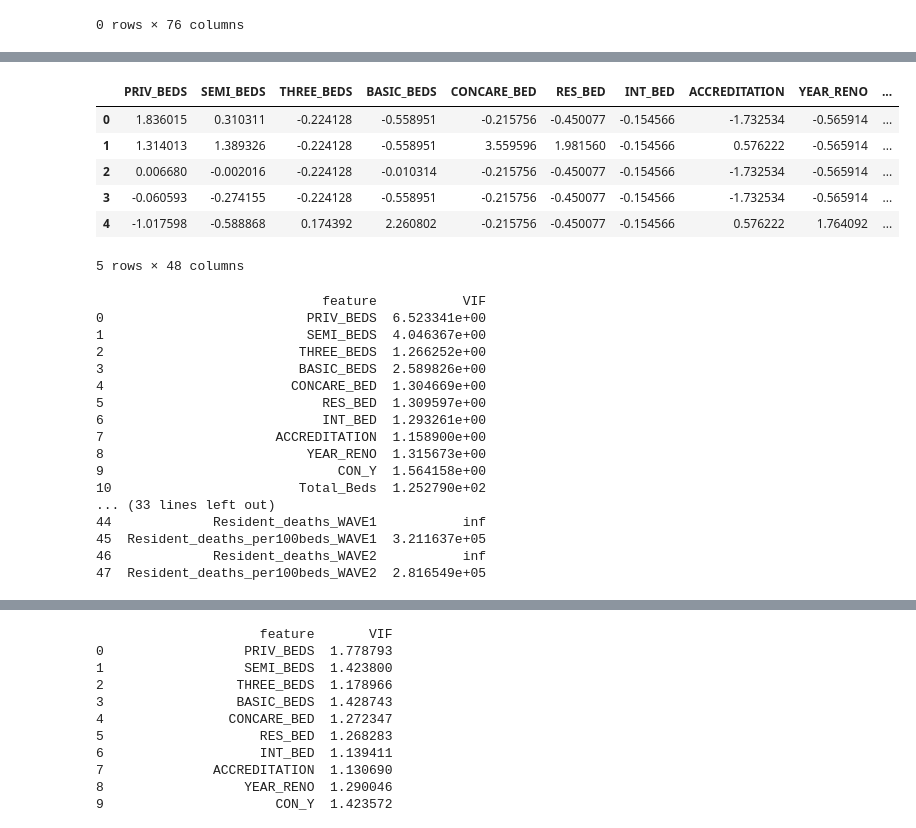
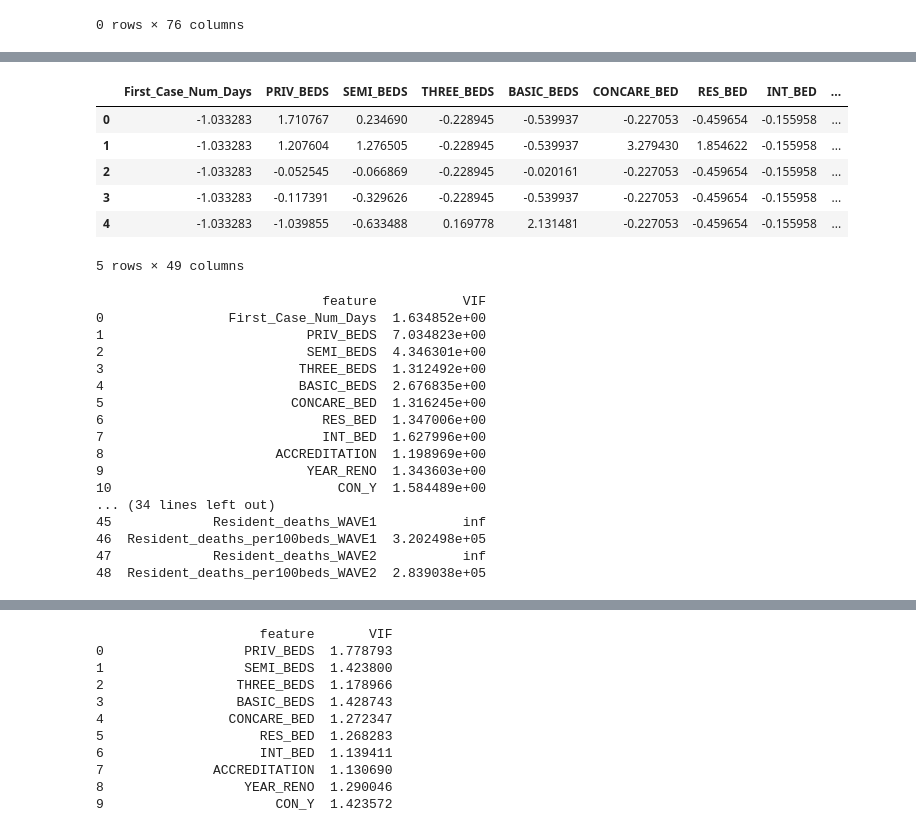
Before and after one commit to Alexander-Gebreamlak/COVID-19-LTCH-Risk-Factor-Analysis, a Jupyter notebook: Covid-19 LTCH Risk Factor Analysis.ipynb, the cells around one changed output, grey strips where cells are left out. Saved outputs shown, nothing was run; the diff lists cells and outputs as text; code cells hidden in the pictures.

```diff
--- a/Covid-19 LTCH Risk Factor Analysis.ipynb
+++ b/Covid-19 LTCH Risk Factor Analysis.ipynb
@@ -81,0 +80,5 @@ Q1_df
+# %%
+Q1_df = pd.merge(Case_df, Death_df, on='LTC_Home', how='inner')
+Q1_df
+# I choose inner join as to remove instances where no deaths occured at a LTCH.
+# The second half of the project is focused on risk factors associated with time to first COVID-19 death in LTCH, therefore, if no death occured at a LTCH, that LTCH should not be included in regression analysis.
@@ -123,6 +139,6 @@ Q2_df
 # %%
-#Replacing Time to death missing values
-Q2_df['First_Death_Num_Days'] = Q2_df['First_Death_Num_Days'].interpolate(method='linear')
+# #Replacing Time to Death missing values, this is because 15.29% of LTCH did not have a death
+# Q2_df['First_Death_Num_Days'] = Q2_df['First_Death_Num_Days'].interpolate(method='linear')
 
 Q2_missing = Q2_df.isna().sum() / len(Q2_df) * 100
 # <4% missingness in all columns upon merging the second dataset, I will leave it as is
@@ -153,14 +169,14 @@ duplicates # no duplicates shown
 |  | LTC_Home | First_Case_Num_Days | First_Death_Num_Days | PRIV_BEDS | SEMI_BEDS | THREE_BEDS | BASIC_BEDS | ... |
 0 rows × 76 columns
 # %%
-# Select only the numerical columns for centering and standardizing
-numerical_cols = Q2_df.select_dtypes(include=['float64', 'int64'])
+# Select only the continuous columns for centering and standardizing
+continuous_cols = Q2_df.select_dtypes(include=['float64', 'int64'])
 
 # Centering and standardizing: subtract the mean and divide by the standard deviation
-Q2_df_centered_standardized = (numerical_cols - numerical_cols.mean()) / numerical_cols.std()
+Q2_df_centered_standardized = (continuous_cols - continuous_cols.mean()) / continuous_cols.std()
 
 # Replace the original numerical columns with the centered and standardized versions
-Q2_df[numerical_cols.columns] = Q2_df_centered_standardized
+Q2_df[continuous_cols.columns] = Q2_df_centered_standardized
 
 Q2_df
 # %% [output]
@@ -204,21 +196,22 @@ Name: First_Case_Num_Days, Length: 621, dtype: float64
 # %%
 #Q3
 Q3_df = Q2_df
-x = Q3_df.drop(["LTC_Home", "First_Case_Num_Days", "First_Death_Num_Days"], axis=1)
+x = Q3_df.drop(["LTC_Home", "First_Death_Num_Days"], axis=1)
 # Keep only numerical columns
 x = x.select_dtypes(include=['float64', 'int64'])
-x = x.fillna(x.mean()) #simply replace with mean
+x = x.fillna(x.interpolate(method='linear')) #simply replace missing values (<4% missing)
+
 
 y = Q3_df["First_Death_Num_Days"]
 x.head()
 # %% [output]
-|  | PRIV_BEDS | SEMI_BEDS | THREE_BEDS | BASIC_BEDS | CONCARE_BED | RES_BED | INT_BED | ACCREDITATION | YEAR_RENO | ... |
-| 0 | 1.836015 | 0.310311 | -0.224128 | -0.558951 | -0.215756 | -0.450077 | -0.154566 | -1.732534 | -0.565914 | ... |
-| 1 | 1.314013 | 1.389326 | -0.224128 | -0.558951 | 3.559596 | 1.981560 | -0.154566 | 0.576222 | -0.565914 | ... |
-| 2 | 0.006680 | -0.002016 | -0.224128 | -0.010314 | -0.215756 | -0.450077 | -0.154566 | -1.732534 | -0.565914 | ... |
-| 3 | -0.060593 | -0.274155 | -0.224128 | -0.558951 | -0.215756 | -0.450077 | -0.154566 | -1.732534 | -0.565914 | ... |
-| 4 | -1.017598 | -0.588868 | 0.174392 | 2.260802 | -0.215756 | -0.450077 | -0.154566 | 0.576222 | 1.764092 | ... |
+|  | First_Case_Num_Days | PRIV_BEDS | SEMI_BEDS | THREE_BEDS | BASIC_BEDS | CONCARE_BED | RES_BED | INT_BED | ... |
+| 0 | -1.033283 | 1.710767 | 0.234690 | -0.228945 | -0.539937 | -0.227053 | -0.459654 | -0.155958 | ... |
+| 1 | -1.033283 | 1.207604 | 1.276505 | -0.228945 | -0.539937 | 3.279430 | 1.854622 | -0.155958 | ... |
+| 2 | -1.033283 | -0.052545 | -0.066869 | -0.228945 | -0.020161 | -0.227053 | -0.459654 | -0.155958 | ... |
+| 3 | -1.033283 | -0.117391 | -0.329626 | -0.228945 | -0.539937 | -0.227053 | -0.459654 | -0.155958 | ... |
+| 4 | -1.033283 | -1.039855 | -0.633488 | 0.169778 | 2.131481 | -0.227053 | -0.459654 | -0.155958 | ... |
-5 rows × 48 columns
+5 rows × 49 columns
 # %%
 
 from sklearn.linear_model import LinearRegression
@@ -236,22 +229,22 @@ vif_data["feature"] = x.columns
 vif_data["VIF"] = [variance_inflation_factor(x.values, i)
                    for i in range(len(x.columns))]
 
-print(vif_data)
+print(vif_data) # 11 features with VIF > 10
 # %% [output]
                              feature           VIF
-0                          PRIV_BEDS  6.523341e+00
-1                          SEMI_BEDS  4.046367e+00
-2                         THREE_BEDS  1.266252e+00
-3                         BASIC_BEDS  2.589826e+00
-4                        CONCARE_BED  1.304669e+00
-5                            RES_BED  1.309597e+00
-6                            INT_BED  1.293261e+00
-7                      ACCREDITATION  1.158900e+00
-8                          YEAR_RENO  1.315673e+00
-9                              CON_Y  1.564158e+00
-10                        Total_Beds  1.252790e+02
-... (33 lines left out)
-44             Resident_deaths_WAVE1           inf
-45  Resident_deaths_per100beds_WAVE1  3.211637e+05
-46             Resident_deaths_WAVE2           inf
-47  Resident_deaths_per100beds_WAVE2  2.816549e+05
+0                First_Case_Num_Days  1.634852e+00
+1                          PRIV_BEDS  7.034823e+00
+2                          SEMI_BEDS  4.346301e+00
+3                         THREE_BEDS  1.312492e+00
+4                         BASIC_BEDS  2.676835e+00
+5                        CONCARE_BED  1.316245e+00
+6                            RES_BED  1.347006e+00
+7                            INT_BED  1.627996e+00
+8                      ACCREDITATION  1.198969e+00
+9                          YEAR_RENO  1.343603e+00
+10                             CON_Y  1.584489e+00
+... (34 lines left out)
+45             Resident_deaths_WAVE1           inf
+46  Resident_deaths_per100beds_WAVE1  3.202498e+05
+47             Resident_deaths_WAVE2           inf
+48  Resident_deaths_per100beds_WAVE2  2.839038e+05
```
Also changed, not shown: parts of 12 cells of this notebook.
